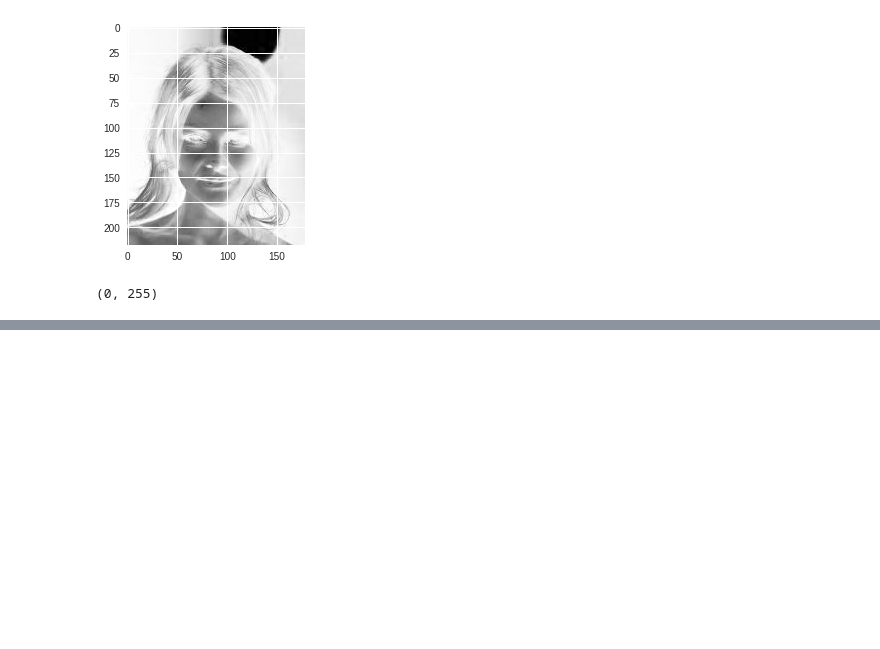
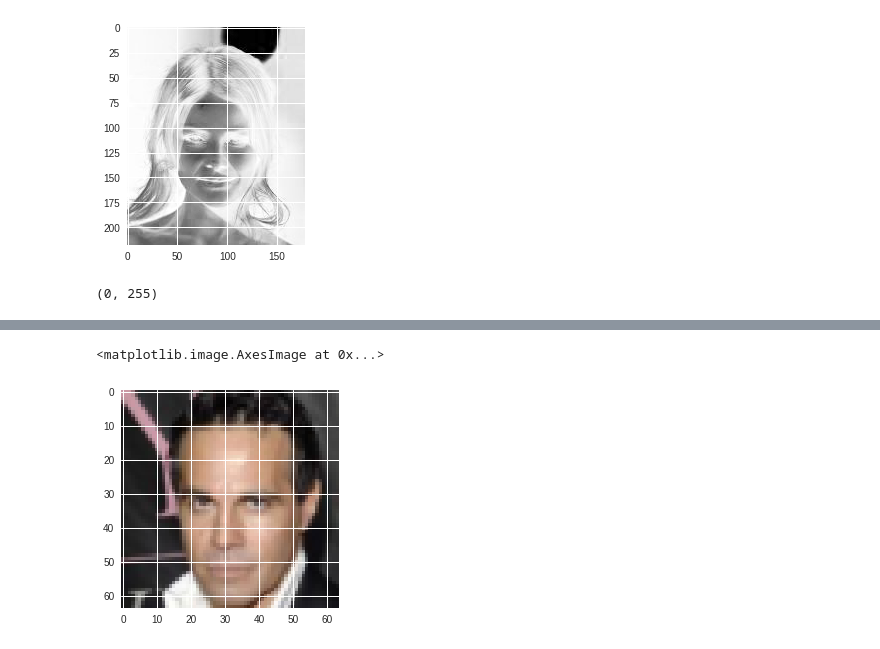
Before and after one commit to BikashPandey17/snoop-dogg, a Jupyter notebook: session0.ipynb, the cells around one changed output, grey strips where cells are left out. Drawn from its saved outputs; the diff is of its cells as text; code cells hidden in the pictures; blank space fills up the shorter version.

```diff
--- a/session0.ipynb
+++ b/session0.ipynb
@@ -176,0 +189,30 @@ np.min(img), np.max(img)
+# %%
+#for own image dataset we need to crop
+def imcrop_tosquare(img):
+  """Make any image a square image.
+
+  Parameters
+  ----------
+  img : np.ndarray
+        Input image to crop, assumed at least 2d.
+
+  Returns
+  -------
+  crop : np.ndarray
+          Cropped image.
+  """
+  if img.shape[0] > img.shape[1] :
+    extra = (img.shape[0] - img.shape[1])
+    if extra % 2 == 0:
+      crop = img[extra // 2:-extra //2, :]
+    else:
+      crop = img[max(0, extra // 2 + 1):min(-1, -(extra // 2)), :]
+  elif img.shape[1] > img.shape[0]:
+      extra = (img.shape[1] - img.shape[0])
+      if extra % 2 == 0 :
+          crop = img[:,extra // 2 :-extra // 2]
+      else:
+        crop = img[:, max(0, extra // 2 + 1):min(-1, -(extra//2))]
+  else:
+        crop = img
+  return crop
@@ -176,0 +221,7 @@ np.min(img), np.max(img)
+# %%
+def imcrop(img , amt):
+  if amt <= 0 or amt>= 1:
+    return img
+  row_i = int(img.shape[0] * amt) // 2
+  col_i = int(img.shape[1] * amt) // 2
+  return img[row_i:-row_i,col_i:-col_i]
@@ -176,0 +232,8 @@ np.min(img), np.max(img)
+# %%
+square = imcrop_tosquare(img)
+crop = imcrop(square, 0.2)
+rsz = imresize(crop, (64, 64))
+plt.imshow(rsz)
+# %% [output]
+<matplotlib.image.AxesImage at 0x...>
+[figure, added]
```
Also changed, not shown: parts of 18 cells of this notebook.
